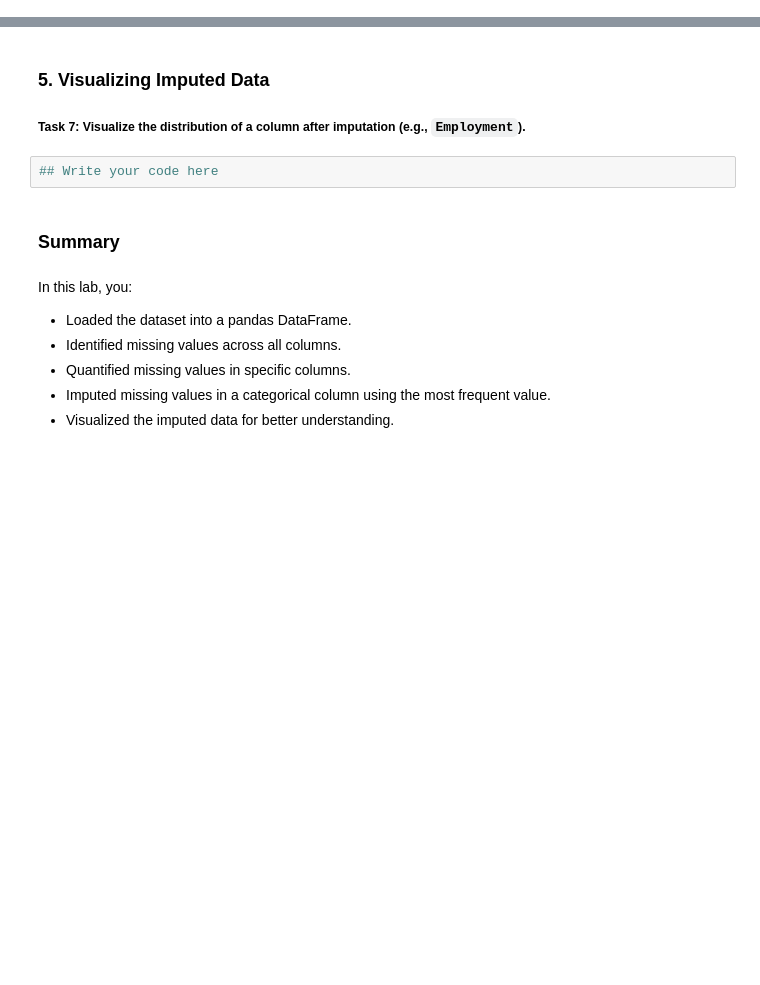
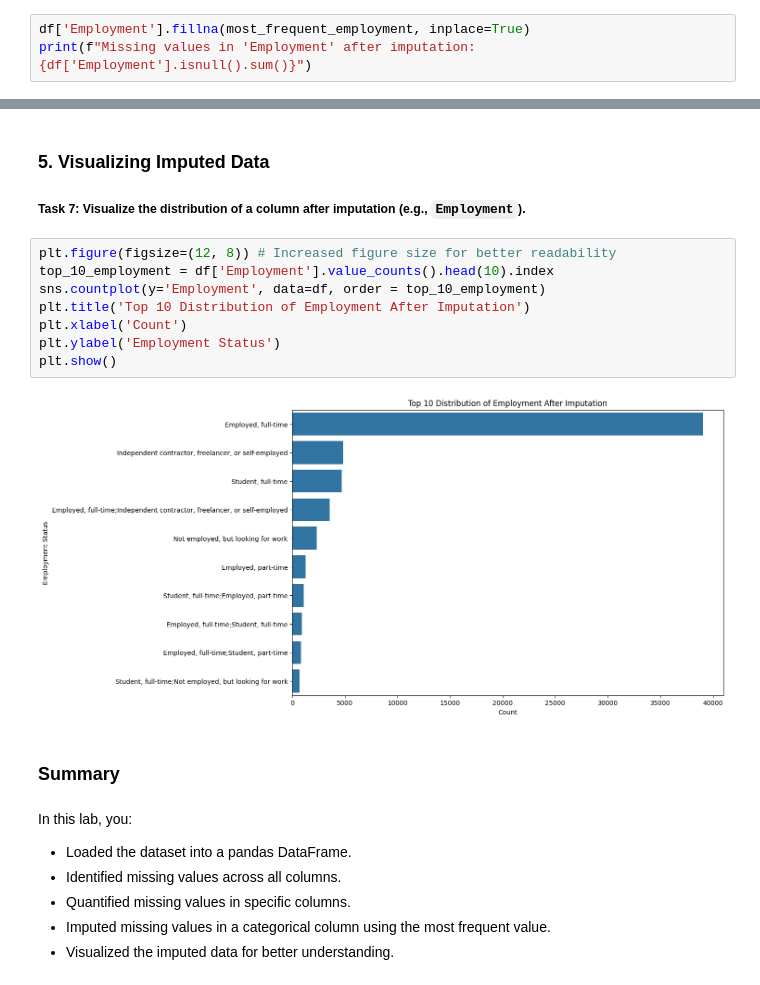
Before and after one commit to Sumant-crty/IBM-Data-Analyst-Capstone-Project, a Jupyter notebook: Hands-on Lab 8 Finding Missing Values.ipynb, the cells around one changed output, grey strips where cells are left out. Cells and saved outputs as stored; diff of their text form; blank space fills up the shorter version.

```diff
--- a/Hands-on Lab 8 Finding Missing Values.ipynb
+++ b/Hands-on Lab 8 Finding Missing Values.ipynb
@@ -81,0 +176,3 @@ print(df.head())
+# %%
+df['Employment'].fillna(most_frequent_employment, inplace=True)
+print(f"Missing values in 'Employment' after imputation: {df['Employment'].isnull().sum()}")
@@ -82,8 +187,16 @@ print(df.head())
 # %% [markdown]
 ### 5. Visualizing Imputed Data
 ##### Task 7: Visualize the distribution of a column after imputation (e.g., `Employment`).
-# %%
-## Write your code here
+# %%
+plt.figure(figsize=(12, 8)) # Increased figure size for better readability
+top_10_employment = df['Employment'].value_counts().head(10).index
+sns.countplot(y='Employment', data=df, order = top_10_employment)
+plt.title('Top 10 Distribution of Employment After Imputation')
+plt.xlabel('Count')
+plt.ylabel('Employment Status')
+plt.show()
+# %% [output]
+[figure, added]
 # %% [markdown]
 ### Summary
 # %% [markdown]
```
Also changed, not shown: parts of 15 cells of this notebook.
